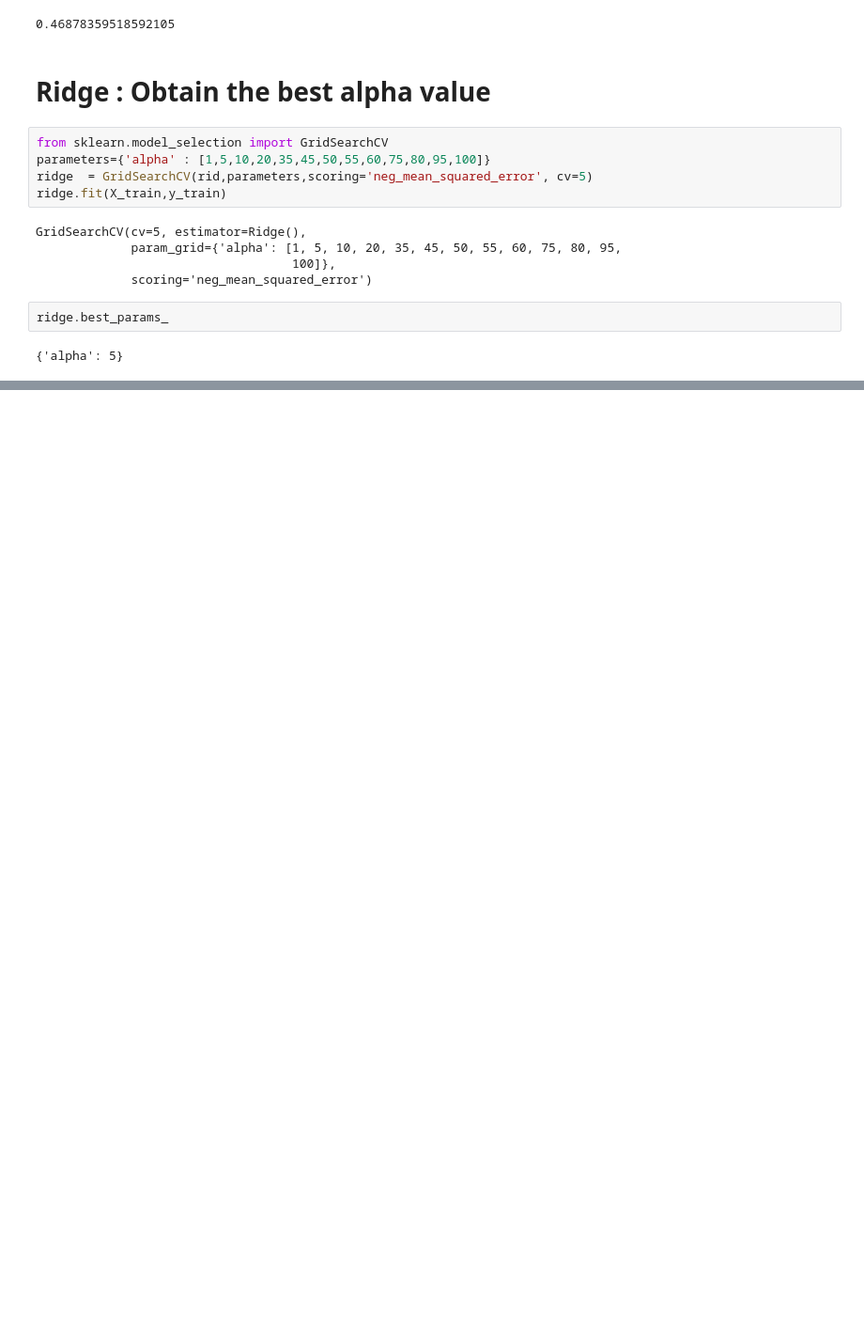
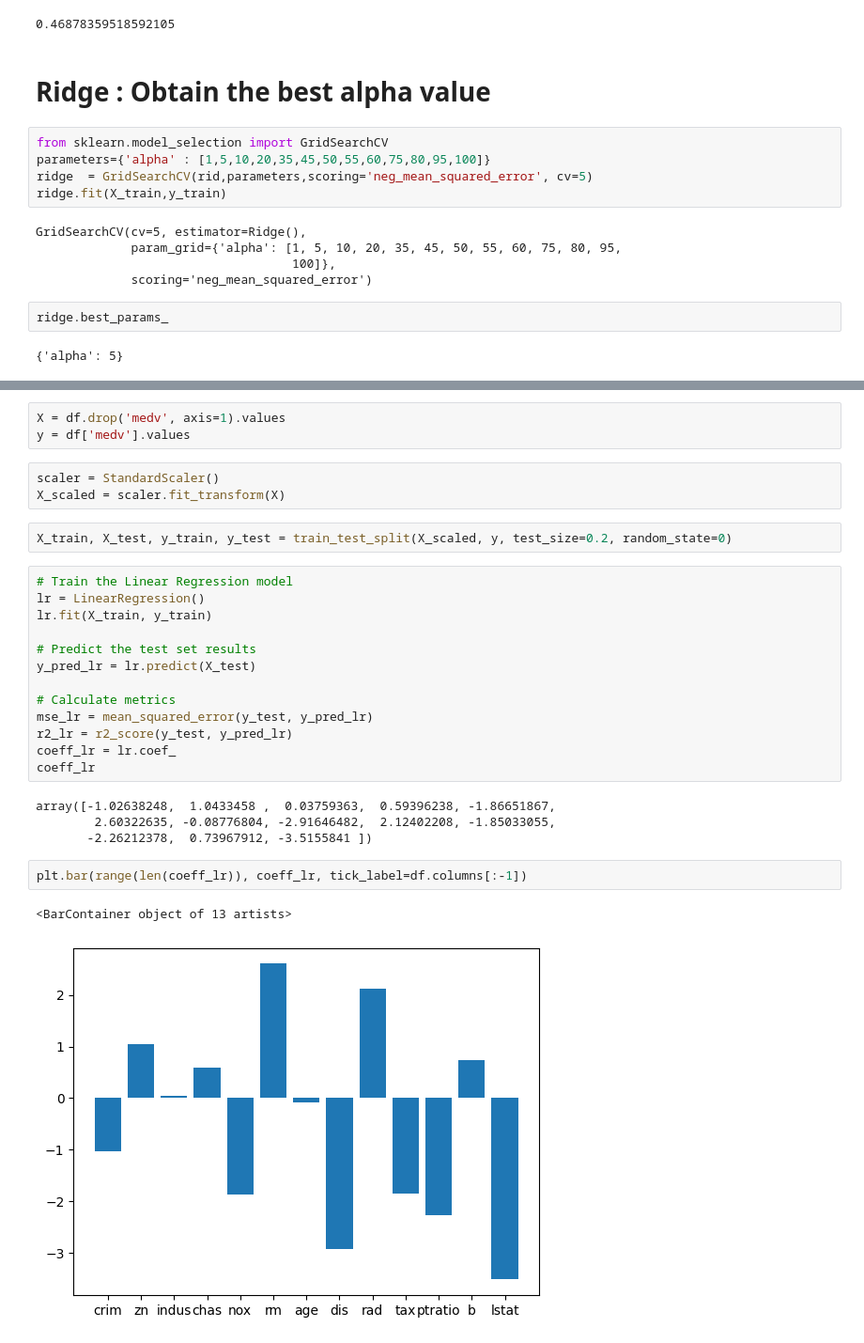
Before and after one commit to Kiranwaghmare123/PG-DBDA-MAR2024, a Jupyter notebook: Day5/Day5.ipynb, the cells around one changed output, grey strips where cells are left out. Shown at 94% size. Drawn from its saved outputs; the diff is of its cells as text; blank space fills up the shorter version.

```diff
--- a/Day5/Day5.ipynb
+++ b/Day5/Day5.ipynb
@@ -510,0 +536,30 @@ ridge.best_params_
+# %%
+X = df.drop('medv', axis=1).values
+y = df['medv'].values
+# %%
+scaler = StandardScaler()
+X_scaled = scaler.fit_transform(X)
+# %%
+X_train, X_test, y_train, y_test = train_test_split(X_scaled, y, test_size=0.2, random_state=0)
+# %%
+# Train the Linear Regression model
+lr = LinearRegression()
+lr.fit(X_train, y_train)
+
+# Predict the test set results
+y_pred_lr = lr.predict(X_test)
+
+# Calculate metrics
+mse_lr = mean_squared_error(y_test, y_pred_lr)
+r2_lr = r2_score(y_test, y_pred_lr)
+coeff_lr = lr.coef_
+coeff_lr
+# %% [output]
+array([-1.02638248,  1.0433458 ,  0.03759363,  0.59396238, -1.86651867,
+        2.60322635, -0.08776804, -2.91646482,  2.12402208, -1.85033055,
+       -2.26212378,  0.73967912, -3.5155841 ])
+# %%
+plt.bar(range(len(coeff_lr)), coeff_lr, tick_label=df.columns[:-1])
+# %% [output]
+<BarContainer object of 13 artists>
+[figure, added]
```
Also changed, not shown: parts of 5 cells of this notebook.
